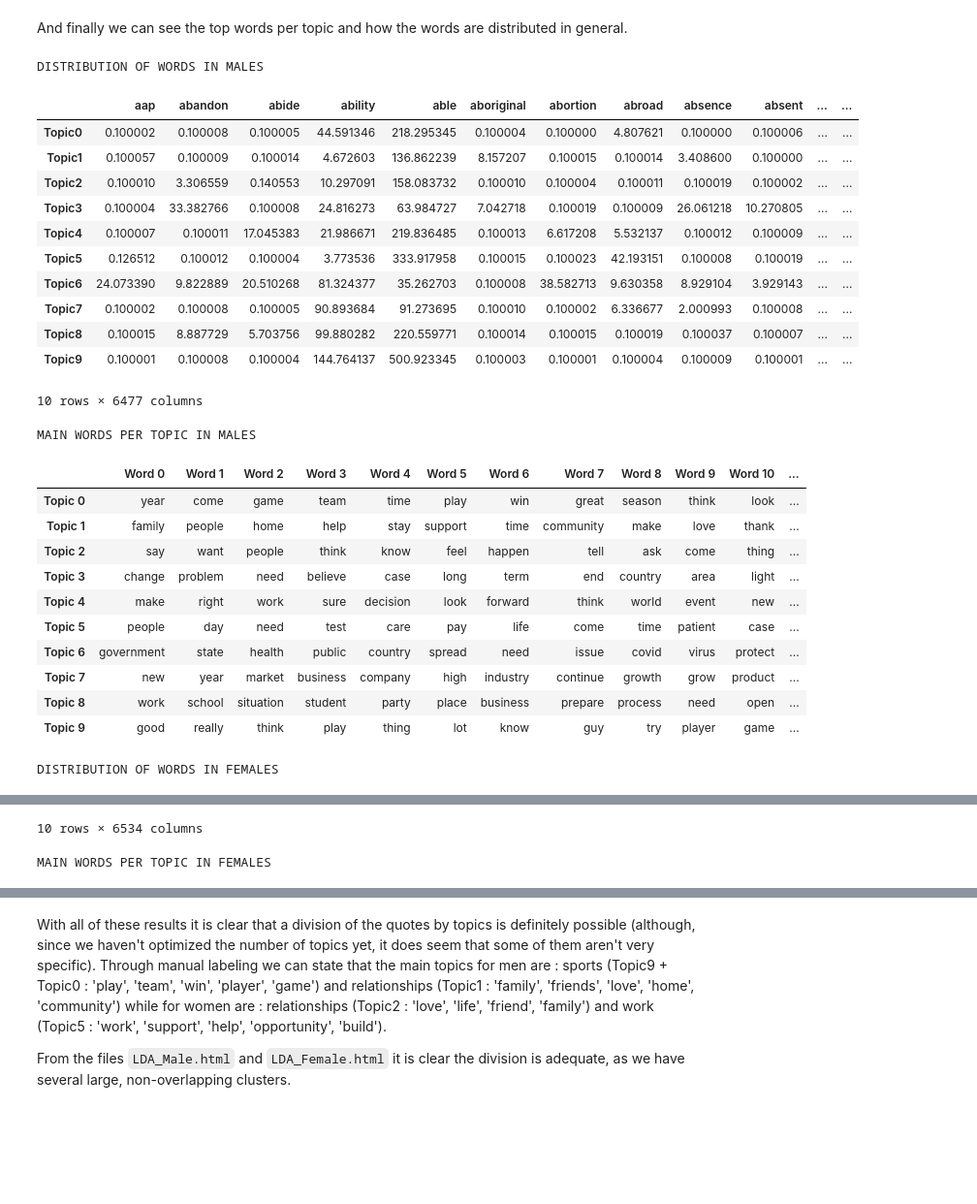
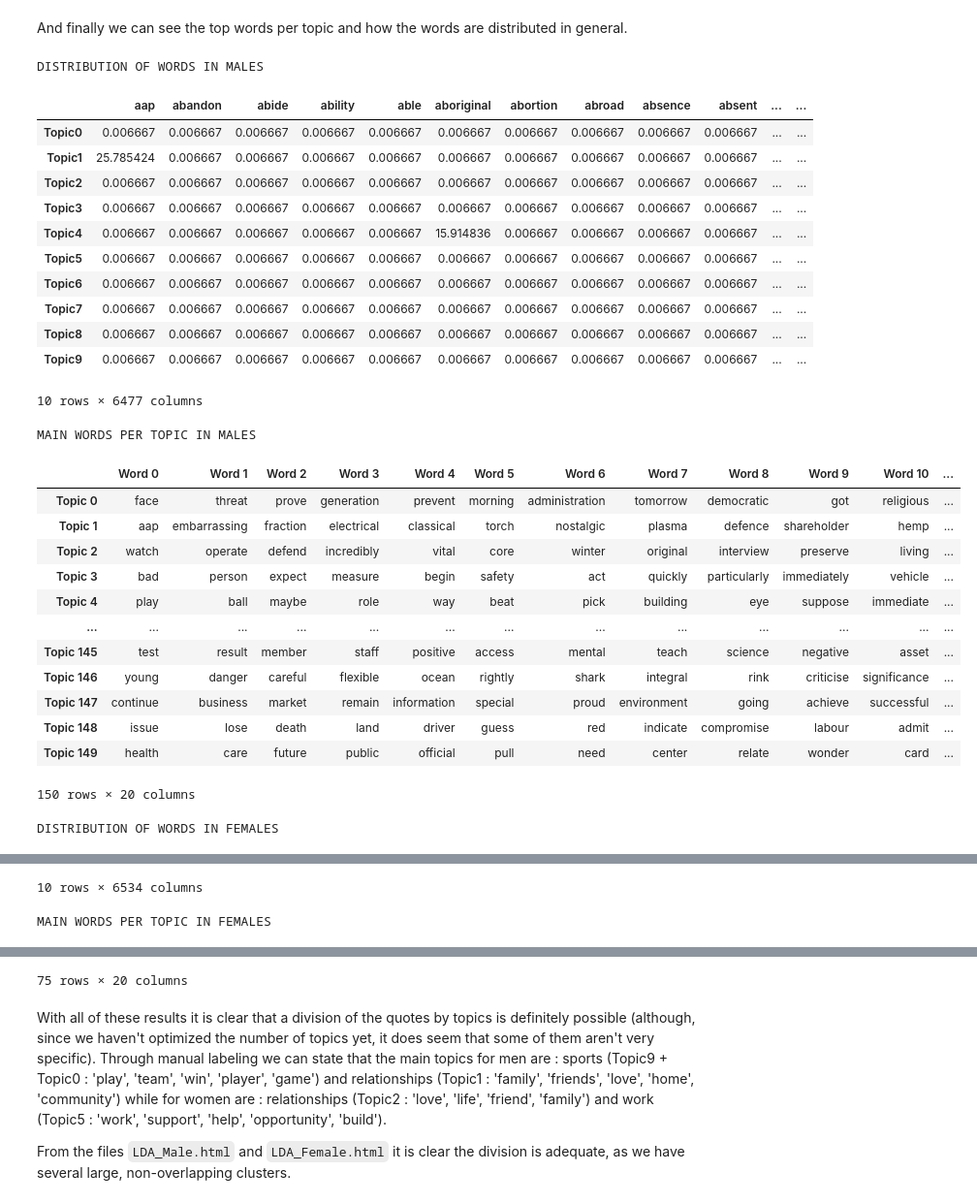
Before and after one commit to epfl-ada/ada-2021-project-madam, a Jupyter notebook: Data_Prep.ipynb, the cells around one changed output, grey strips where cells are left out. Shown at 97% size. Drawn from its saved outputs; the diff is of its cells as text; code cells hidden in the pictures; blank space fills up the shorter version.

Commit message:
update to the grid search

```diff
--- a/Data_Prep.ipynb
+++ b/Data_Prep.ipynb
@@ -470,0 +471,14 @@ Time: 1642.2s
+# %%
+# Let's try again with more topics
+start = timeit.default_timer()
+num_topics = [200, 300, 500]
+learning_decays = [.7]
+
+print('MALE RESULTS')
+m_vectorizer, m_docword_matrix, m_best_lda_model = grid_search(tokens_male[:100000]  , num_topics, learning_decays, print_res = True, plot_res = True)
+
+print('\nFEMALE RESULTS')
+f_vectorizer, f_docword_matrix, f_best_lda_model = grid_search(tokens_female[:100000], num_topics, learning_decays, print_res = True, plot_res = True)
+
+stop = timeit.default_timer()
+print(f'Time: {stop-start:.1f}s')
@@ -512,40 +533,42 @@ And finally we can see the top words per topic and how the words are distributed
 # %%
 print('DISTRIBUTION OF WORDS IN MALES')
 m_df_topic_keywords = get_topics_words(m_best_lda_model, m_vectorizer, show_words = True)
 print('MAIN WORDS PER TOPIC IN MALES')
-m_df_top_words = get_top_words_per_topic(m_best_lda_model, m_vectorizer, n_words = 15)
+m_df_top_words = get_top_words_per_topic(m_best_lda_model, m_vectorizer, n_words = 20)
 display(m_df_top_words)
 
 print('\nDISTRIBUTION OF WORDS IN FEMALES')
 f_df_topic_keywords = get_topics_words(f_best_lda_model, f_vectorizer, show_words = True)
 print('MAIN WORDS PER TOPIC IN FEMALES')
-f_df_top_words = get_top_words_per_topic(f_best_lda_model, f_vectorizer, n_words = 15)
+f_df_top_words = get_top_words_per_topic(f_best_lda_model, f_vectorizer, n_words = 20)
 display(f_df_top_words)
 # %% [output]
 DISTRIBUTION OF WORDS IN MALES
 |  | aap | abandon | abide | ability | able | aboriginal | abortion | abroad | absence | absent | ... | ... |
-| Topic0 | 0.100002 | 0.100008 | 0.100005 | 44.591346 | 218.295345 | 0.100004 | 0.100000 | 4.807621 | 0.100000 | 0.100006 | ... | ... |
-| Topic1 | 0.100057 | 0.100009 | 0.100014 | 4.672603 | 136.862239 | 8.157207 | 0.100015 | 0.100014 | 3.408600 | 0.100000 | ... | ... |
-| Topic2 | 0.100010 | 3.306559 | 0.140553 | 10.297091 | 158.083732 | 0.100010 | 0.100004 | 0.100011 | 0.100019 | 0.100002 | ... | ... |
-| Topic3 | 0.100004 | 33.382766 | 0.100008 | 24.816273 | 63.984727 | 7.042718 | 0.100019 | 0.100009 | 26.061218 | 10.270805 | ... | ... |
-| Topic4 | 0.100007 | 0.100011 | 17.045383 | 21.986671 | 219.836485 | 0.100013 | 6.617208 | 5.532137 | 0.100012 | 0.100009 | ... | ... |
-| Topic5 | 0.126512 | 0.100012 | 0.100004 | 3.773536 | 333.917958 | 0.100015 | 0.100023 | 42.193151 | 0.100008 | 0.100019 | ... | ... |
-| Topic6 | 24.073390 | 9.822889 | 20.510268 | 81.324377 | 35.262703 | 0.100008 | 38.582713 | 9.630358 | 8.929104 | 3.929143 | ... | ... |
-| Topic7 | 0.100002 | 0.100008 | 0.100005 | 90.893684 | 91.273695 | 0.100010 | 0.100002 | 6.336677 | 2.000993 | 0.100008 | ... | ... |
-| Topic8 | 0.100015 | 8.887729 | 5.703756 | 99.880282 | 220.559771 | 0.100014 | 0.100015 | 0.100019 | 0.100037 | 0.100007 | ... | ... |
-| Topic9 | 0.100001 | 0.100008 | 0.100004 | 144.764137 | 500.923345 | 0.100003 | 0.100001 | 0.100004 | 0.100009 | 0.100001 | ... | ... |
+| Topic0 | 0.006667 | 0.006667 | 0.006667 | 0.006667 | 0.006667 | 0.006667 | 0.006667 | 0.006667 | 0.006667 | 0.006667 | ... | ... |
+| Topic1 | 25.785424 | 0.006667 | 0.006667 | 0.006667 | 0.006667 | 0.006667 | 0.006667 | 0.006667 | 0.006667 | 0.006667 | ... | ... |
+| Topic2 | 0.006667 | 0.006667 | 0.006667 | 0.006667 | 0.006667 | 0.006667 | 0.006667 | 0.006667 | 0.006667 | 0.006667 | ... | ... |
+| Topic3 | 0.006667 | 0.006667 | 0.006667 | 0.006667 | 0.006667 | 0.006667 | 0.006667 | 0.006667 | 0.006667 | 0.006667 | ... | ... |
+| Topic4 | 0.006667 | 0.006667 | 0.006667 | 0.006667 | 0.006667 | 15.914836 | 0.006667 | 0.006667 | 0.006667 | 0.006667 | ... | ... |
+| Topic5 | 0.006667 | 0.006667 | 0.006667 | 0.006667 | 0.006667 | 0.006667 | 0.006667 | 0.006667 | 0.006667 | 0.006667 | ... | ... |
+| Topic6 | 0.006667 | 0.006667 | 0.006667 | 0.006667 | 0.006667 | 0.006667 | 0.006667 | 0.006667 | 0.006667 | 0.006667 | ... | ... |
+| Topic7 | 0.006667 | 0.006667 | 0.006667 | 0.006667 | 0.006667 | 0.006667 | 0.006667 | 0.006667 | 0.006667 | 0.006667 | ... | ... |
+| Topic8 | 0.006667 | 0.006667 | 0.006667 | 0.006667 | 0.006667 | 0.006667 | 0.006667 | 0.006667 | 0.006667 | 0.006667 | ... | ... |
+| Topic9 | 0.006667 | 0.006667 | 0.006667 | 0.006667 | 0.006667 | 0.006667 | 0.006667 | 0.006667 | 0.006667 | 0.006667 | ... | ... |
 10 rows × 6477 columns
 MAIN WORDS PER TOPIC IN MALES
 |  | Word 0 | Word 1 | Word 2 | Word 3 | Word 4 | Word 5 | Word 6 | Word 7 | Word 8 | Word 9 | Word 10 | ... |
-| Topic 0 | year | come | game | team | time | play | win | great | season | think | look | ... |
-| Topic 1 | family | people | home | help | stay | support | time | community | make | love | thank | ... |
-| Topic 2 | say | want | people | think | know | feel | happen | tell | ask | come | thing | ... |
-| Topic 3 | change | problem | need | believe | case | long | term | end | country | area | light | ... |
-| Topic 4 | make | right | work | sure | decision | look | forward | think | world | event | new | ... |
-| Topic 5 | people | day | need | test | care | pay | life | come | time | patient | case | ... |
-| Topic 6 | government | state | health | public | country | spread | need | issue | covid | virus | protect | ... |
-| Topic 7 | new | year | market | business | company | high | industry | continue | growth | grow | product | ... |
-| Topic 8 | work | school | situation | student | party | place | business | prepare | process | need | open | ... |
-| Topic 9 | good | really | think | play | thing | lot | know | guy | try | player | game | ... |
+| Topic 0 | face | threat | prove | generation | prevent | morning | administration | tomorrow | democratic | got | religious | ... |
+| Topic 1 | aap | embarrassing | fraction | electrical | classical | torch | nostalgic | plasma | defence | shareholder | hemp | ... |
+| Topic 2 | watch | operate | defend | incredibly | vital | core | winter | original | interview | preserve | living | ... |
+| Topic 3 | bad | person | expect | measure | begin | safety | act | quickly | particularly | immediately | vehicle | ... |
+| Topic 4 | play | ball | maybe | role | way | beat | pick | building | eye | suppose | immediate | ... |
+| ... | ... | ... | ... | ... | ... | ... | ... | ... | ... | ... | ... | ... |
+| Topic 145 | test | result | member | staff | positive | access | mental | teach | science | negative | asset | ... |
+| Topic 146 | young | danger | careful | flexible | ocean | rightly | shark | integral | rink | criticise | significance | ... |
+| Topic 147 | continue | business | market | remain | information | special | proud | environment | going | achieve | successful | ... |
+| Topic 148 | issue | lose | death | land | driver | guess | red | indicate | compromise | labour | admit | ... |
+| Topic 149 | health | care | future | public | official | pull | need | center | relate | wonder | card | ... |
-DISTRIBUTION OF WORDS IN FEMALES
+150 rows × 20 columns
+DISTRIBUTION OF WORDS IN FEMALES
 |  | abandon | abhorrent | abide | ability | able | abolish | aboriginal | abortion | abroad | absence | ... |
@@ -562,3 +585,3 @@ DISTRIBUTION OF WORDS IN FEMALES
-10 rows × 6534 columns
-MAIN WORDS PER TOPIC IN FEMALES
+10 rows × 6534 columns
+MAIN WORDS PER TOPIC IN FEMALES
 |  | Word 0 | Word 1 | Word 2 | Word 3 | Word 4 | Word 5 | Word 6 | Word 7 | Word 8 | Word 9 | Word 10 | ... |
@@ -575,3 +599,4 @@ MAIN WORDS PER TOPIC IN FEMALES
+75 rows × 20 columns
 # %% [markdown]
 With all of these results it is clear that a division of the quotes by topics is definitely possible (although, since we haven't optimized the number of topics yet, it does seem that some of them aren't very specific). Through manual labeling we can state that the main topics for men are : sports (Topic9 + Topic0 : 'play', 'team', 'win', 'player', 'game') and relationships (Topic1 : 'family', 'friends', 'love', 'home', 'community') while for women are : relationships (Topic2 : 'love', 'life', 'friend', 'family') and work (Topic5 : 'work', 'support', 'help', 'opportunity', 'build').
 
```
Also changed, not shown: parts of 11 cells of this notebook, 3 other files.
